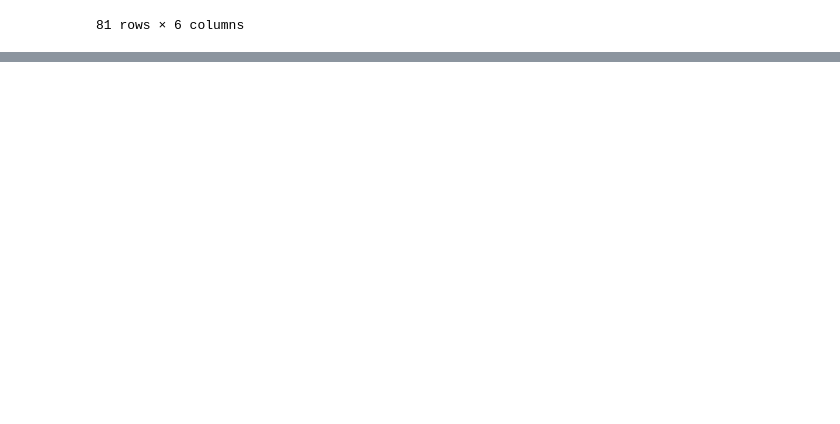
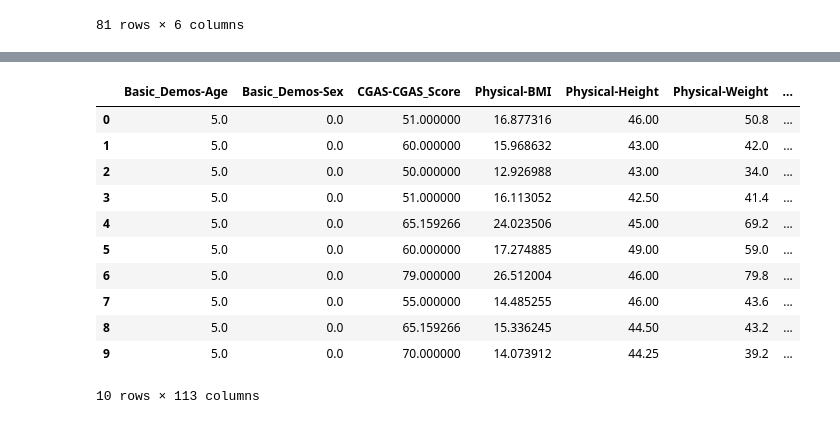
Before and after one commit to Pizz0x/Child-Mind, a Jupyter notebook: data_cleaning.ipynb, the cells around one changed output, grey strips where cells are left out. Cells and saved outputs as stored; diff of their text form; code cells hidden in the pictures; blank space fills up the shorter version.

```diff
--- a/data_cleaning.ipynb
+++ b/data_cleaning.ipynb
@@ -101,0 +173,7 @@ We start by eliminating the rows that doesn't have the ssi value, since they are
+# %%
+from sklearn.impute import SimpleImputer
+
+imputer = SimpleImputer(strategy='mean')
+X_array = imputer.fit_transform(new_X)
+new_X = pd.DataFrame(X_array, columns=new_X.columns, index=new_X.index)
+new_X.head(10)
@@ -101,0 +195,6 @@ We start by eliminating the rows that doesn't have the ssi value, since they are
+# %%
+num_inst, num_features = new_X.shape
+for f in range(num_features):
+    col = new_X.iloc[:, f].astype(str)
+    print(f, np.unique(col))
+# we can feel satisfied by this first part of the data processing
@@ -101,0 +243,13 @@ We start by eliminating the rows that doesn't have the ssi value, since they are
+# %%
+# now that we have no more missing values, we can handle categorical labels using one-hot encoding
+from sklearn.preprocessing import OneHotEncoder
+
+oh = OneHotEncoder(sparse_output=False)
+oh.fit(categorical_X)
+
+encoded = oh.transform(categorical_X)
+print(oh.get_feature_names_out())
+# we now add the encoded string features to the new data frame
+for i, col in enumerate(oh.get_feature_names_out()):
+    new_X = new_X.copy()
+    new_X[col] = encoded[:, i]
@@ -101,0 +274,16 @@ We start by eliminating the rows that doesn't have the ssi value, since they are
+# %%
+# we now a good dataset to train our model with
+new_X.head(10)
+# %% [output]
+|  | Basic_Demos-Age | Basic_Demos-Sex | CGAS-CGAS_Score | Physical-BMI | Physical-Height | Physical-Weight | ... |
+| 0 | 5.0 | 0.0 | 51.000000 | 16.877316 | 46.00 | 50.8 | ... |
+| 1 | 5.0 | 0.0 | 60.000000 | 15.968632 | 43.00 | 42.0 | ... |
+| 2 | 5.0 | 0.0 | 50.000000 | 12.926988 | 43.00 | 34.0 | ... |
+| 3 | 5.0 | 0.0 | 51.000000 | 16.113052 | 42.50 | 41.4 | ... |
+| 4 | 5.0 | 0.0 | 65.159266 | 24.023506 | 45.00 | 69.2 | ... |
+| 5 | 5.0 | 0.0 | 60.000000 | 17.274885 | 49.00 | 59.0 | ... |
+| 6 | 5.0 | 0.0 | 79.000000 | 26.512004 | 46.00 | 79.8 | ... |
+| 7 | 5.0 | 0.0 | 55.000000 | 14.485255 | 46.00 | 43.6 | ... |
+| 8 | 5.0 | 0.0 | 65.159266 | 15.336245 | 44.50 | 43.2 | ... |
+| 9 | 5.0 | 0.0 | 70.000000 | 14.073912 | 44.25 | 39.2 | ... |
+10 rows × 113 columns
```
Also changed, not shown: parts of 20 cells of this notebook.
